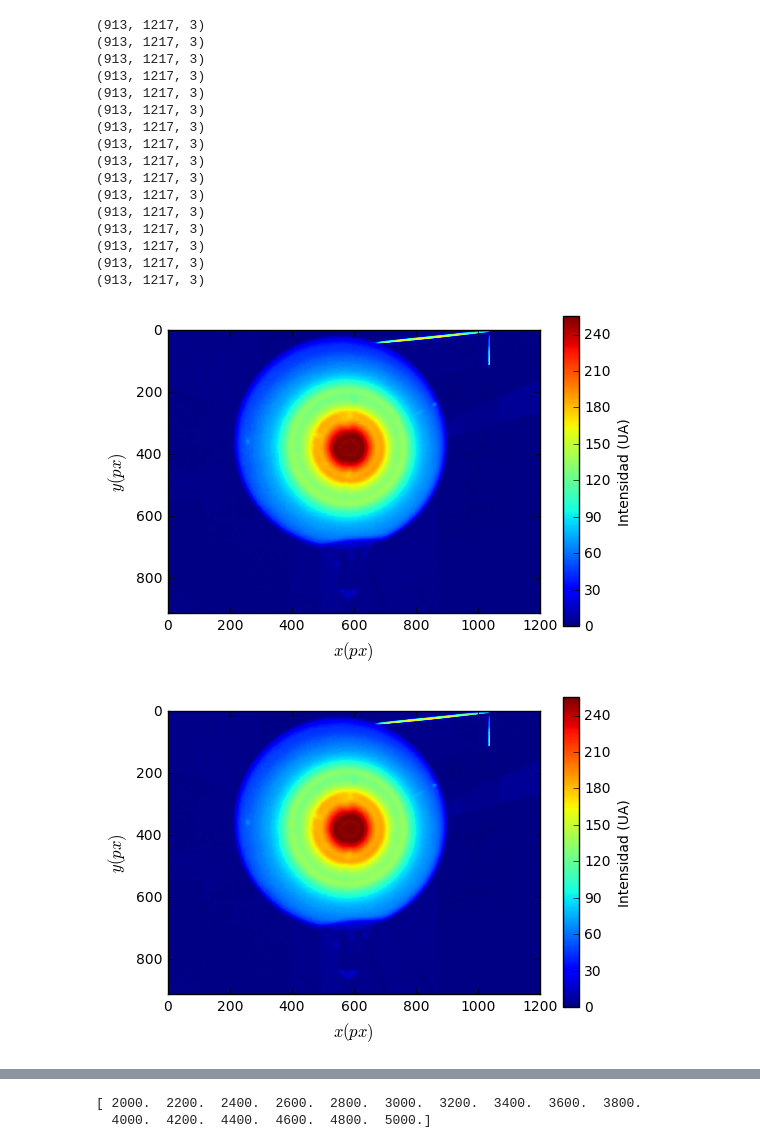
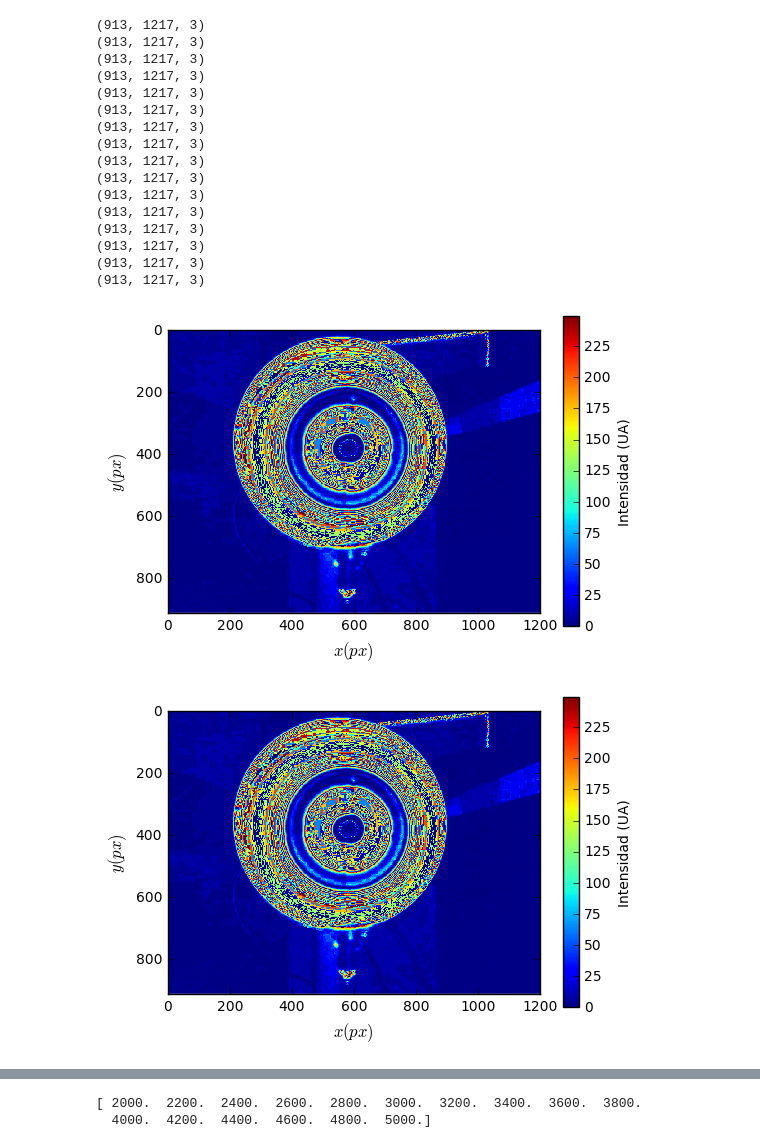
Before and after one commit to dforero0896/Laboratorio_Intermedio, a Jupyter notebook: Difr_electrones/difr_elec.ipynb, the cells around one changed output, grey strips where cells are left out. Drawn from its saved outputs; the diff is of its cells as text; code cells hidden in the pictures.

```diff
--- a/Difr_electrones/difr_elec.ipynb
+++ b/Difr_electrones/difr_elec.ipynb
@@ -15,35 +15,35 @@ for i in num_names_list:
 pics_list=[]
 for s in names_list:
     img=mpimg.imread('exp_pics/'+s+'.jpg')
     pics_list.append(img)
     print np.shape(img)
 
 #plt.imshow(pics_list[0][:, :, :])
-plt.imshow(pics_list[15][:, :, 1])
+plt.imshow((pics_list[15][:, :, 1])**2, interpolation='none')
 plt.xlabel('$x(px)$', fontsize=12)
 plt.ylabel('$y(px)$', fontsize=12)
 plt.xlim(0, 1200)
 plt.colorbar(label='Intensidad (UA)')
 plt.gcf()
 #plt.savefig('example_gchan.png',interpolation=False, dpi=300)
 # %% [output]
 (913, 1217, 3)
 (913, 1217, 3)
 (913, 1217, 3)
 (913, 1217, 3)
 (913, 1217, 3)
 (913, 1217, 3)
 (913, 1217, 3)
 (913, 1217, 3)
 (913, 1217, 3)
 (913, 1217, 3)
 (913, 1217, 3)
 (913, 1217, 3)
 (913, 1217, 3)
 (913, 1217, 3)
 (913, 1217, 3)
 (913, 1217, 3)
-[figure, old version]
+[figure, new version]
-[figure, old version]
+[figure, new version]
 # %%
 img=mpimg.imread('exp_pics/50_edit.jpg')
```
Also changed, not shown: parts of 2 cells of this notebook.
